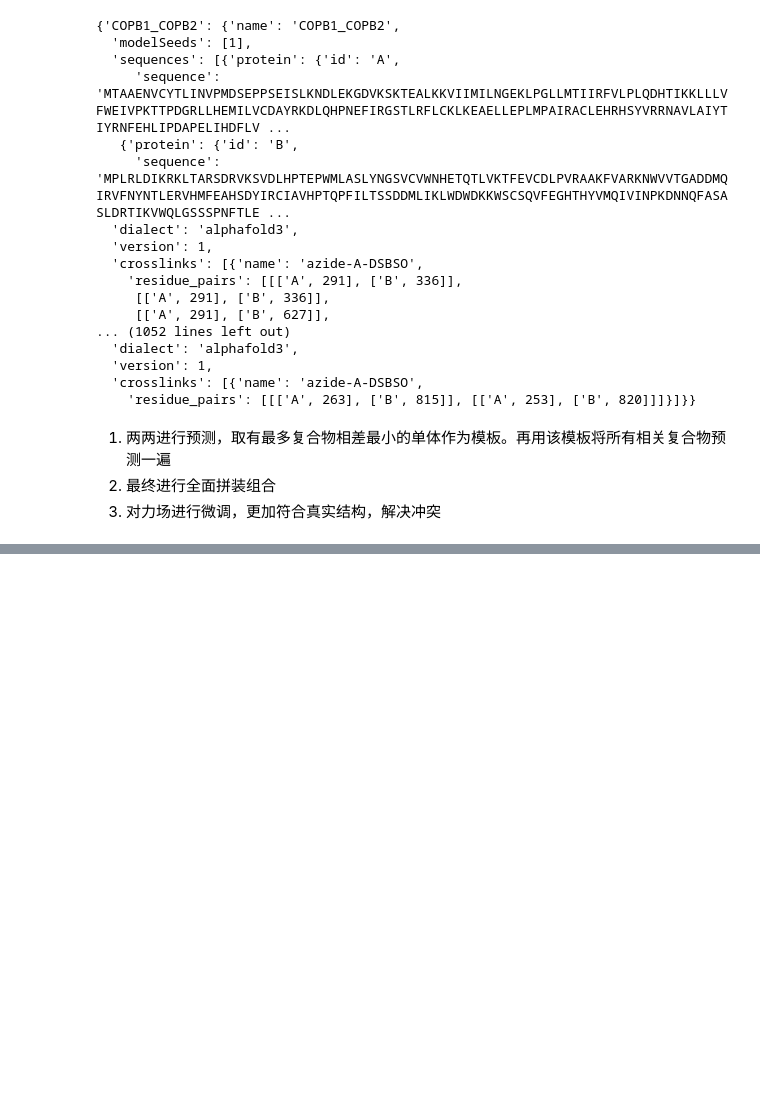
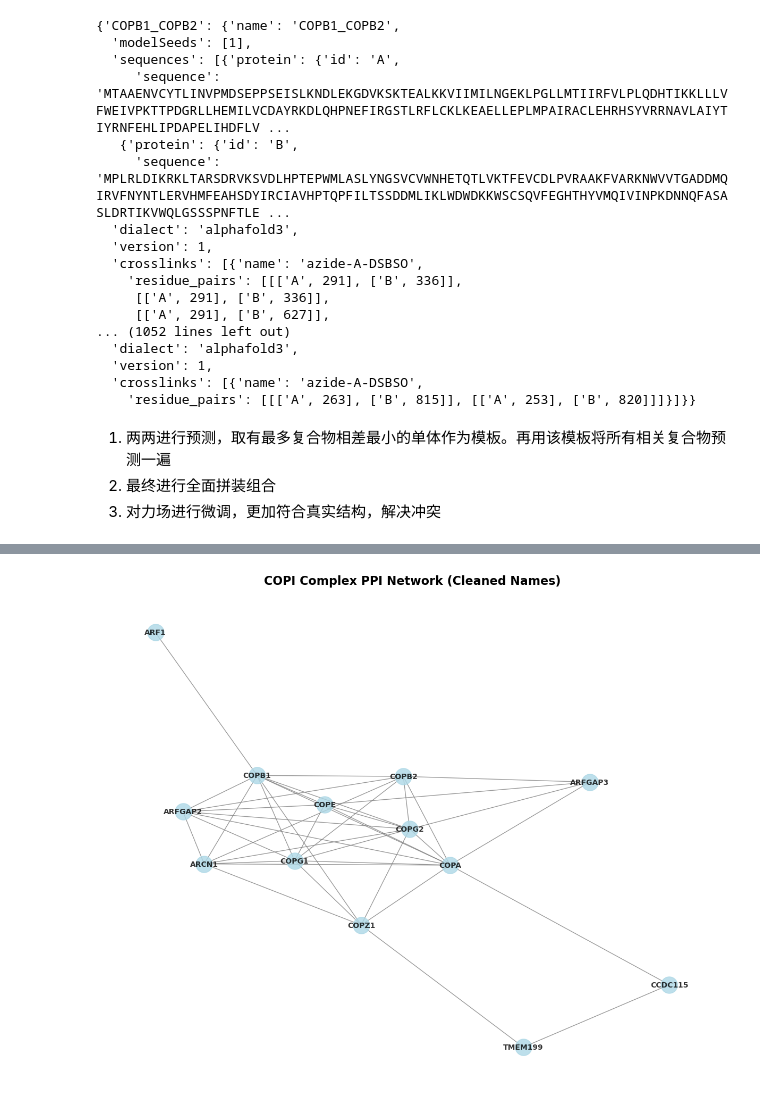
Before and after one commit to zhangzh-orange/XL_complex_structure, a Jupyter notebook: data_preprocess.ipynb, the cells around one changed output, grey strips where cells are left out. Drawn from its saved outputs; the diff is of its cells as text; code cells hidden in the pictures; blank space fills up the shorter version.

```diff
--- a/data_preprocess.ipynb
+++ b/data_preprocess.ipynb
@@ -228,0 +331,43 @@ for key in json_files.keys():
+# %%
+# 人工设置多蛋白到单蛋白映射
+single_prot_map = {
+    'ASS1; ARCN1':'ARCN1',
+    'COPG2; COPG1':'COPG1',  # g1z1
+    'ARF4; ARF6; ARF1; ARF5':'ARF1'
+}
+
+# 创建重命名映射
+rename_dict = {}
+for node in G.nodes():
+    # 如果在映射字典中，就替换
+    if node in single_prot_map:
+        rename_dict[node] = single_prot_map[node]
+    # 否则保留原样
+    else:
+        # 可以添加更多清理逻辑，比如如果有分号，取第一个
+        if ";" in str(node):
+            rename_dict[node] = str(node).split(";")[0].strip()
+
+# 重命名节点
+G = nx.relabel_nodes(G, rename_dict)
+
+# 绘制图形
+plt.figure(figsize=(12, 10))
+pos = nx.spring_layout(G, seed=42)
+nx.draw_networkx(G,
+                 pos=pos,
+                 with_labels=True,
+                 node_size=500,
+                 node_color='lightblue',
+                 edge_color='gray',
+                 font_size=10,
+                 font_weight='bold',
+                 width=1.0,
+                 alpha=0.8)
+
+plt.title("COPI Complex PPI Network (Cleaned Names)", fontsize=16, fontweight='bold')
+plt.axis('off')
+plt.tight_layout()
+plt.show()
+# %% [output]
+[figure, added]
```
Also changed, not shown: parts of 8 cells of this notebook, 4 other files.
